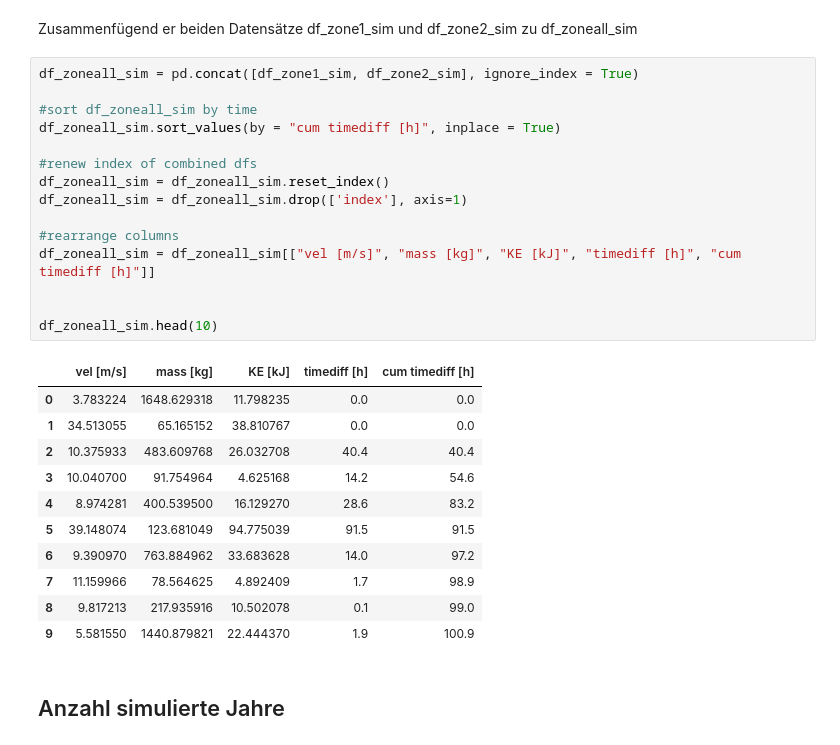
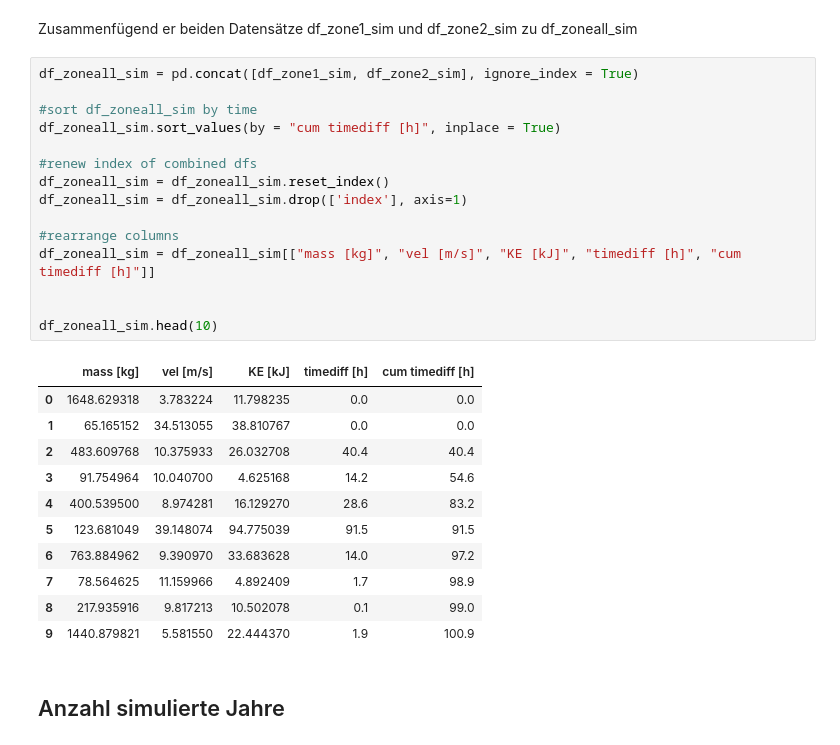
Before and after one commit to ChristianHeeb/cwm1_challenge, a Jupyter notebook: 01_notebook/notebook.ipynb, the cells around one changed output. Drawn from its saved outputs; the diff is of its cells as text.

```diff
--- a/01_notebook/notebook.ipynb
+++ b/01_notebook/notebook.ipynb
@@ -819,30 +819,30 @@ Zusammenfügend er beiden Datensätze df_zone1_sim und df_zone2_sim zu df_zoneal
 # %%
 df_zoneall_sim = pd.concat([df_zone1_sim, df_zone2_sim], ignore_index = True)
 
 #sort df_zoneall_sim by time
 df_zoneall_sim.sort_values(by = "cum timediff [h]", inplace = True)
 
 #renew index of combined dfs
 df_zoneall_sim = df_zoneall_sim.reset_index()
 df_zoneall_sim = df_zoneall_sim.drop(['index'], axis=1)
 
 #rearrange columns
-df_zoneall_sim = df_zoneall_sim[["vel [m/s]", "mass [kg]", "KE [kJ]", "timediff [h]", "cum timediff [h]"]]
+df_zoneall_sim = df_zoneall_sim[["mass [kg]", "vel [m/s]", "KE [kJ]", "timediff [h]", "cum timediff [h]"]]
 
 
 df_zoneall_sim.head(10)
 # %% [output]
-|  | vel [m/s] | mass [kg] | KE [kJ] | timediff [h] | cum timediff [h] |
-| 0 | 3.783224 | 1648.629318 | 11.798235 | 0.0 | 0.0 |
-| 1 | 34.513055 | 65.165152 | 38.810767 | 0.0 | 0.0 |
-| 2 | 10.375933 | 483.609768 | 26.032708 | 40.4 | 40.4 |
-| 3 | 10.040700 | 91.754964 | 4.625168 | 14.2 | 54.6 |
-| 4 | 8.974281 | 400.539500 | 16.129270 | 28.6 | 83.2 |
-| 5 | 39.148074 | 123.681049 | 94.775039 | 91.5 | 91.5 |
-| 6 | 9.390970 | 763.884962 | 33.683628 | 14.0 | 97.2 |
-| 7 | 11.159966 | 78.564625 | 4.892409 | 1.7 | 98.9 |
-| 8 | 9.817213 | 217.935916 | 10.502078 | 0.1 | 99.0 |
-| 9 | 5.581550 | 1440.879821 | 22.444370 | 1.9 | 100.9 |
+|  | mass [kg] | vel [m/s] | KE [kJ] | timediff [h] | cum timediff [h] |
+| 0 | 1648.629318 | 3.783224 | 11.798235 | 0.0 | 0.0 |
+| 1 | 65.165152 | 34.513055 | 38.810767 | 0.0 | 0.0 |
+| 2 | 483.609768 | 10.375933 | 26.032708 | 40.4 | 40.4 |
+| 3 | 91.754964 | 10.040700 | 4.625168 | 14.2 | 54.6 |
+| 4 | 400.539500 | 8.974281 | 16.129270 | 28.6 | 83.2 |
+| 5 | 123.681049 | 39.148074 | 94.775039 | 91.5 | 91.5 |
+| 6 | 763.884962 | 9.390970 | 33.683628 | 14.0 | 97.2 |
+| 7 | 78.564625 | 11.159966 | 4.892409 | 1.7 | 98.9 |
+| 8 | 217.935916 | 9.817213 | 10.502078 | 0.1 | 99.0 |
+| 9 | 1440.879821 | 5.581550 | 22.444370 | 1.9 | 100.9 |
 # %% [markdown]
 ## Anzahl simulierte Jahre
 # %%
```
Also changed, not shown: parts of 4 cells of this notebook.
